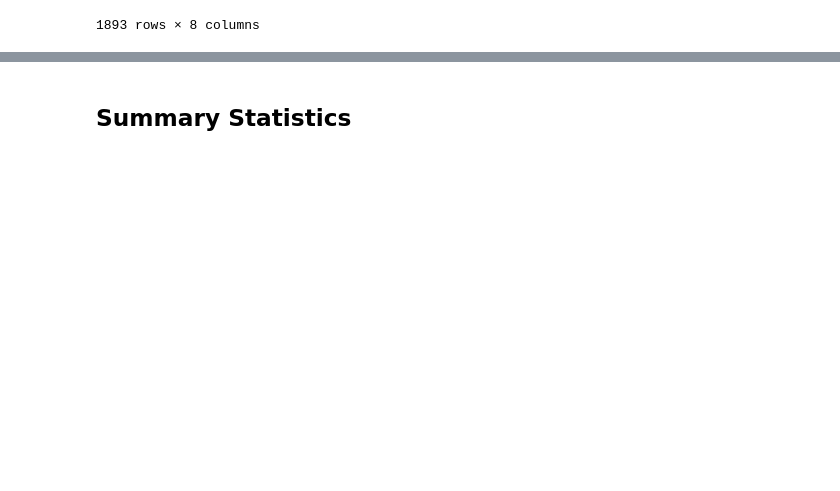
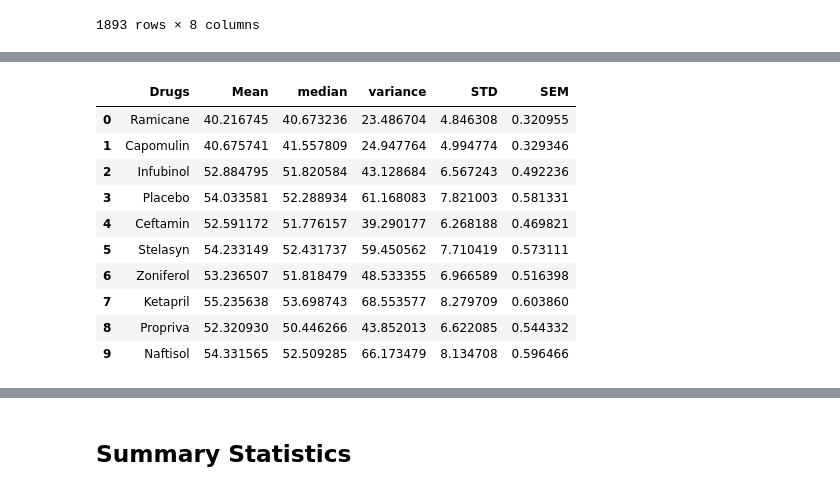
Before and after one commit to joshuadroid/pandas-challenge-2, a Jupyter notebook: Pymaceuticals/pymaceuticals_starter.ipynb, the cells around one changed output, grey strips where cells are left out. Saved outputs shown, nothing was run; the diff lists cells and outputs as text; code cells hidden in the pictures; blank space fills up the shorter version.

```diff
--- a/Pymaceuticals/pymaceuticals_starter.ipynb
+++ b/Pymaceuticals/pymaceuticals_starter.ipynb
@@ -1,5 +1,8 @@
 # %% [markdown]
 ## Observations and Insights
+# %%
+pd.set_option('display.max_rows', None)
+# use this to see all rows of data set
 # %%
 # Dependencies and Setup
 import matplotlib.pyplot as plt
@@ -34,0 +55,4 @@ df
+# %%
+# Create a clean DataFrame by dropping the duplicate mouse by its ID.
+clean_mouse_data = df.loc[df["Mouse ID"] != "g989"]
+clean_mouse_data.loc[clean_mouse_data["Mouse ID"] == "g989"]
@@ -96,0 +84,14 @@ df.groupby("Mouse ID")["Timepoint"]
+# %%
+drugs = pd.DataFrame(clean_mouse_data["Drug Regimen"].unique())
+drugs.rename(columns={0: "Drugs"}, inplace=True)
+
+mean = pd.DataFrame(clean_mouse_data.groupby("Drug Regimen")["Tumor Volume (mm3)"].mean())
+median = pd.DataFrame(clean_mouse_data.groupby("Drug Regimen")["Tumor Volume (mm3)"].median())
+var = pd.DataFrame(clean_mouse_data.groupby("Drug Regimen")["Tumor Volume (mm3)"].var())
+std = pd.DataFrame(clean_mouse_data.groupby("Drug Regimen")["Tumor Volume (mm3)"].std())
+sem = pd.DataFrame(clean_mouse_data.groupby("Drug Regimen")["Tumor Volume (mm3)"].sem())
+
+
+
+mean.rename(columns={"Total Volume (mm3)": "Drugs"}, inplace=True)
+mean
@@ -96,0 +111,29 @@ df.groupby("Mouse ID")["Timepoint"]
+# %%
+drugs = drugs.merge(mean, left_on="Drugs", right_on="Drug Regimen")
+drugs = drugs.rename(columns={"Tumor Volume (mm3)": "Mean"})
+
+drugs = drugs.merge(median, left_on="Drugs", right_on="Drug Regimen")
+drugs = drugs.rename(columns={"Tumor Volume (mm3)": "median"})
+
+drugs = drugs.merge(var, left_on="Drugs", right_on="Drug Regimen")
+drugs = drugs.rename(columns={"Tumor Volume (mm3)": "variance"})
+
+drugs = drugs.merge(std, left_on="Drugs", right_on="Drug Regimen")
+drugs = drugs.rename(columns={"Tumor Volume (mm3)": "STD"})
+
+drugs = drugs.merge(sem, left_on="Drugs", right_on="Drug Regimen")
+drugs = drugs.rename(columns={"Tumor Volume (mm3)": "SEM"})
+
+drugs
+# %% [output]
+|  | Drugs | Mean | median | variance | STD | SEM |
+| 0 | Ramicane | 40.216745 | 40.673236 | 23.486704 | 4.846308 | 0.320955 |
+| 1 | Capomulin | 40.675741 | 41.557809 | 24.947764 | 4.994774 | 0.329346 |
+| 2 | Infubinol | 52.884795 | 51.820584 | 43.128684 | 6.567243 | 0.492236 |
+| 3 | Placebo | 54.033581 | 52.288934 | 61.168083 | 7.821003 | 0.581331 |
+| 4 | Ceftamin | 52.591172 | 51.776157 | 39.290177 | 6.268188 | 0.469821 |
+| 5 | Stelasyn | 54.233149 | 52.431737 | 59.450562 | 7.710419 | 0.573111 |
+| 6 | Zoniferol | 53.236507 | 51.818479 | 48.533355 | 6.966589 | 0.516398 |
+| 7 | Ketapril | 55.235638 | 53.698743 | 68.553577 | 8.279709 | 0.603860 |
+| 8 | Propriva | 52.320930 | 50.446266 | 43.852013 | 6.622085 | 0.544332 |
+| 9 | Naftisol | 54.331565 | 52.509285 | 66.173479 | 8.134708 | 0.596466 |
```
Also changed, not shown: parts of 23 cells of this notebook.
